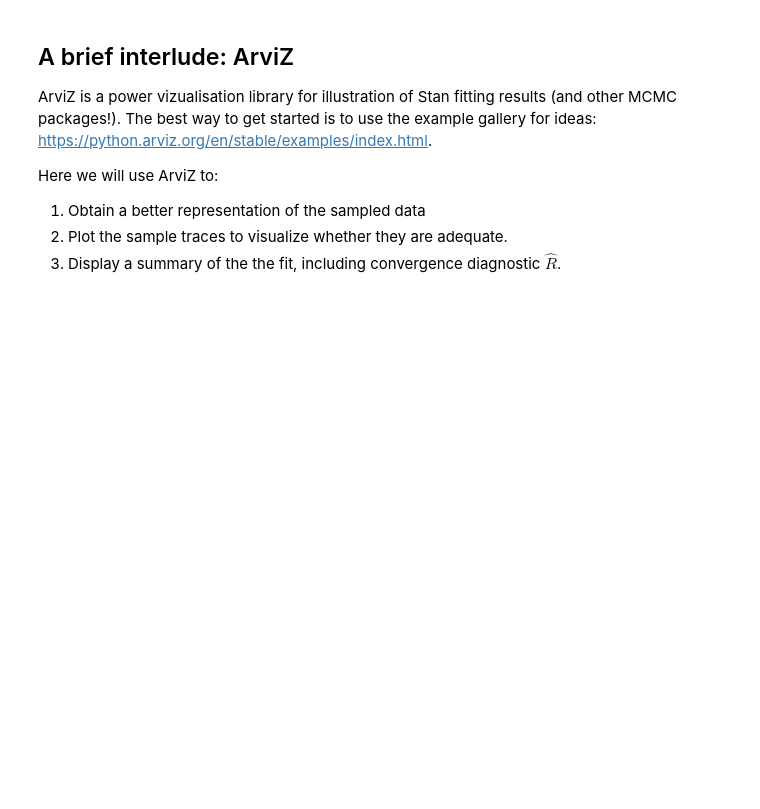
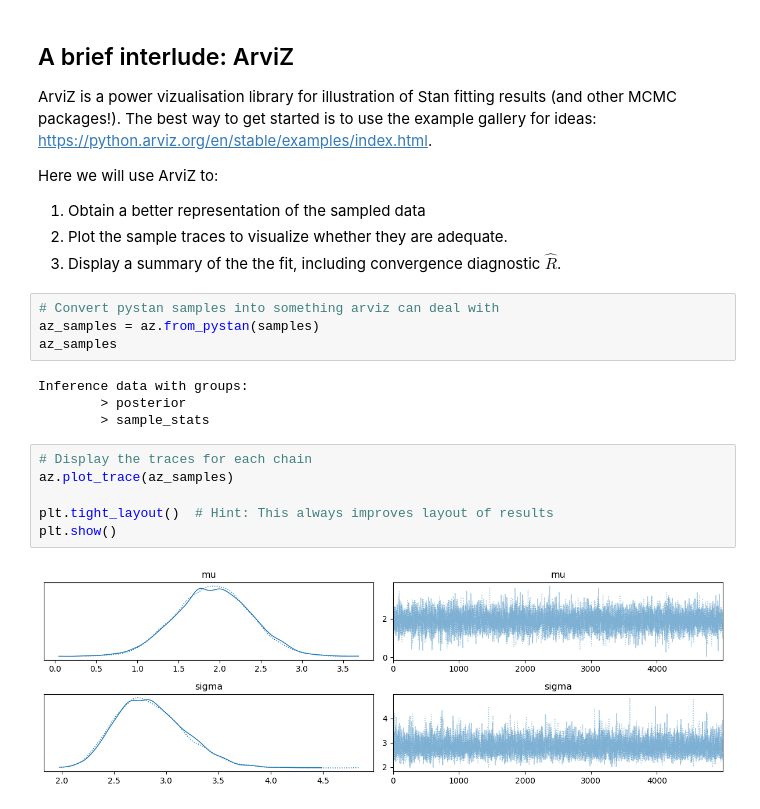
Before and after one commit to mdblackledge/stan_examples, a Jupyter notebook: notebooks/doughnut_seminar_2023.ipynb, the cells around one changed output. Drawn from its saved outputs; the diff is of its cells as text; blank space fills up the shorter version.

```diff
--- a/notebooks/doughnut_seminar_2023.ipynb
+++ b/notebooks/doughnut_seminar_2023.ipynb
@@ -108,3 +109,19 @@ Here we will use ArviZ to:
 1. Obtain a better representation of the sampled data
 2. Plot the sample traces to visualize whether they are adequate.
 3. Display a summary of the the fit, including convergence diagnostic $\widehat{R}$.
+# %%
+# Convert pystan samples into something arviz can deal with
+az_samples = az.from_pystan(samples)
+az_samples
+# %% [output]
+Inference data with groups:
+        > posterior
+        > sample_stats
+# %%
+# Display the traces for each chain
+az.plot_trace(az_samples)
+
+plt.tight_layout()  # Hint: This always improves layout of results
+plt.show()
+# %% [output]
+[figure, added]
```
Also changed, not shown: parts of 2 cells of this notebook.
